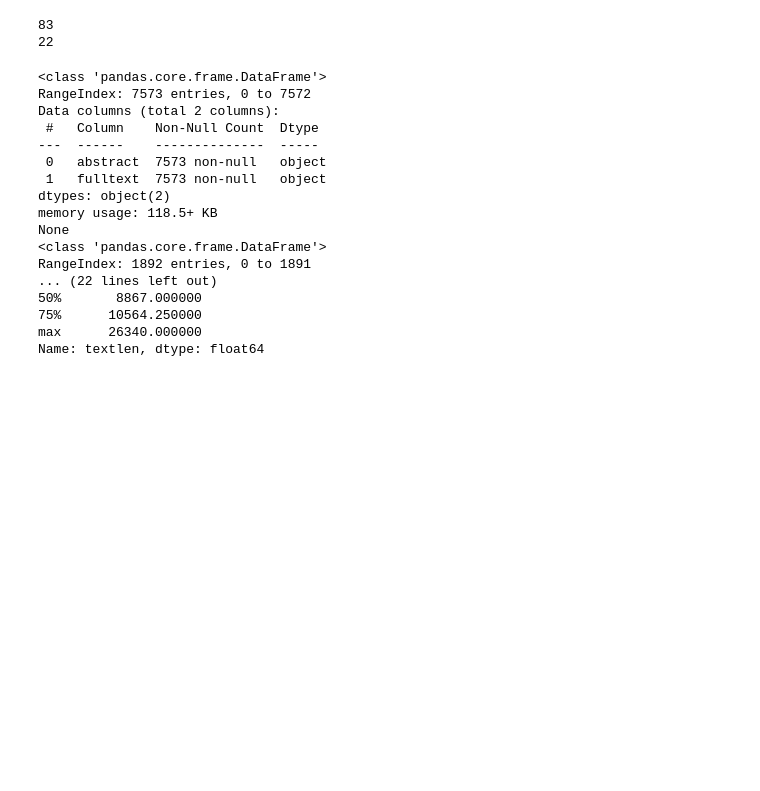
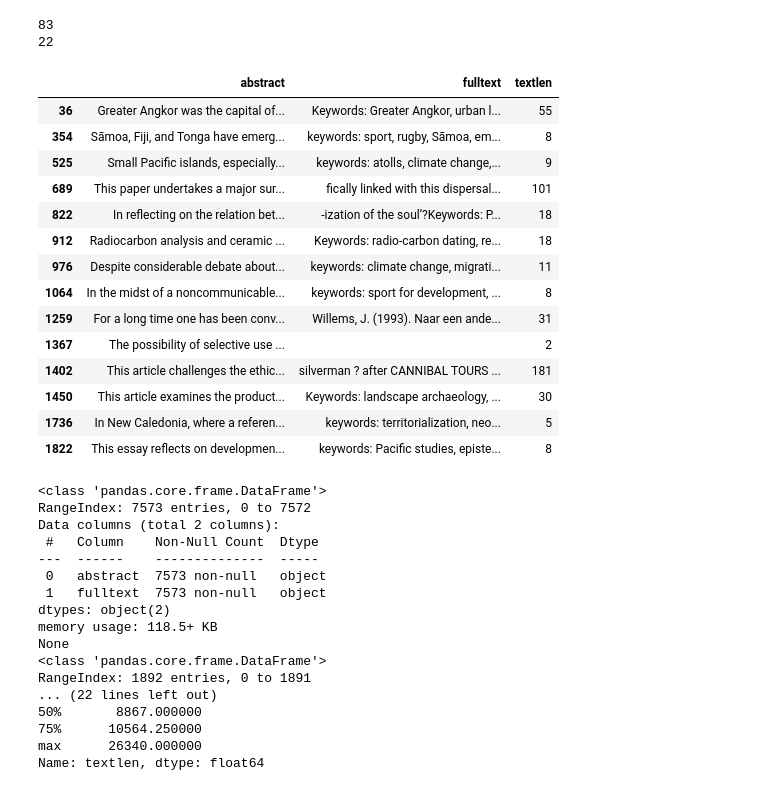
Before and after one commit to msc2106/QualAbstracts, a Jupyter notebook: notebooks/data_cleanup_length.ipynb, the cells around one changed output. Cells and saved outputs as stored; diff of their text form; code cells hidden in the pictures; blank space fills up the shorter version.

```diff
--- a/notebooks/data_cleanup_length.ipynb
+++ b/notebooks/data_cleanup_length.ipynb
@@ -59,6 +59,24 @@ print((test_df.textlen < 2000).sum())
 # %% [output]
 83
 22
+# %%
+test_df[test_df.textlen < 500]
+# %% [output]
+|  | abstract | fulltext | textlen |
+| 36 | Greater Angkor was the capital of... | Keywords: Greater Angkor, urban l... | 55 |
+| 354 | Sāmoa, Fiji, and Tonga have emerg... | keywords: sport, rugby, Sāmoa, em... | 8 |
+| 525 | Small Pacific islands, especially... | keywords: atolls, climate change,... | 9 |
+| 689 | This paper undertakes a major sur... | ﬁcally linked with this dispersal... | 101 |
+| 822 | In reflecting on the relation bet... | -ization of the soul’?Keywords: P... | 18 |
+| 912 | Radiocarbon analysis and ceramic ... | Keywords: radio-carbon dating, re... | 18 |
+| 976 | Despite considerable debate about... | keywords: climate change, migrati... | 11 |
+| 1064 | In the midst of a noncommunicable... | keywords: sport for development, ... | 8 |
+| 1259 | For a long time one has been conv... | Willems, J. (1993). Naar een ande... | 31 |
+| 1367 | The possibility of selective use ... |  | 2 |
+| 1402 | This article challenges the ethic... | silverman ? after CANNIBAL TOURS ... | 181 |
+| 1450 | This article examines the product... | Keywords: landscape archaeology, ... | 30 |
+| 1736 | In New Caledonia, where a referen... | keywords: territorialization, neo... | 5 |
+| 1822 | This essay reflects on developmen... | keywords: Pacific studies, episte... | 8 |
 # %%
 def cleanup(df):
     return df.loc[
```
Also changed, not shown: 2 other files.
